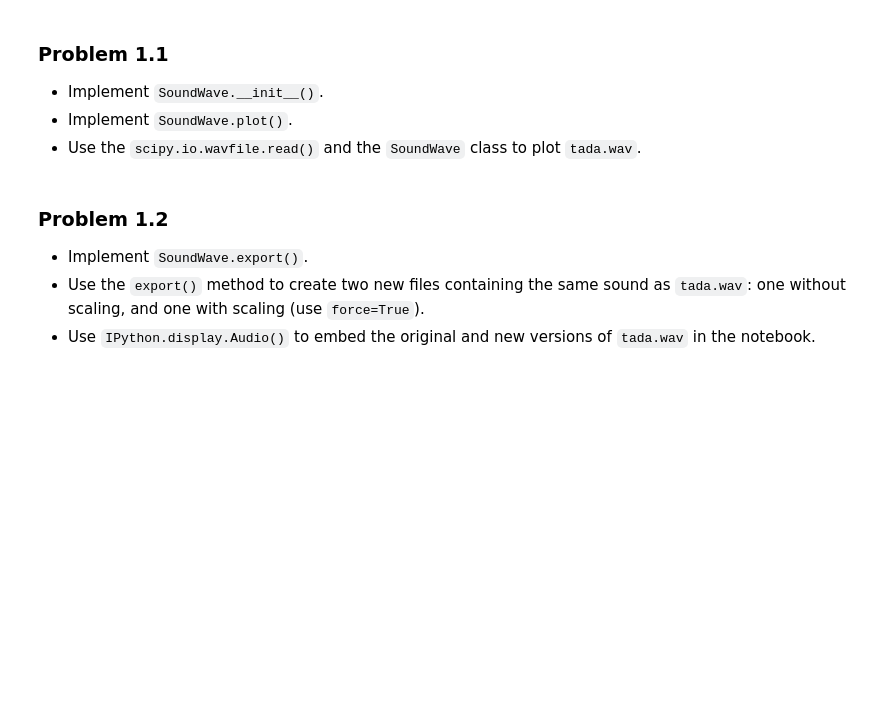
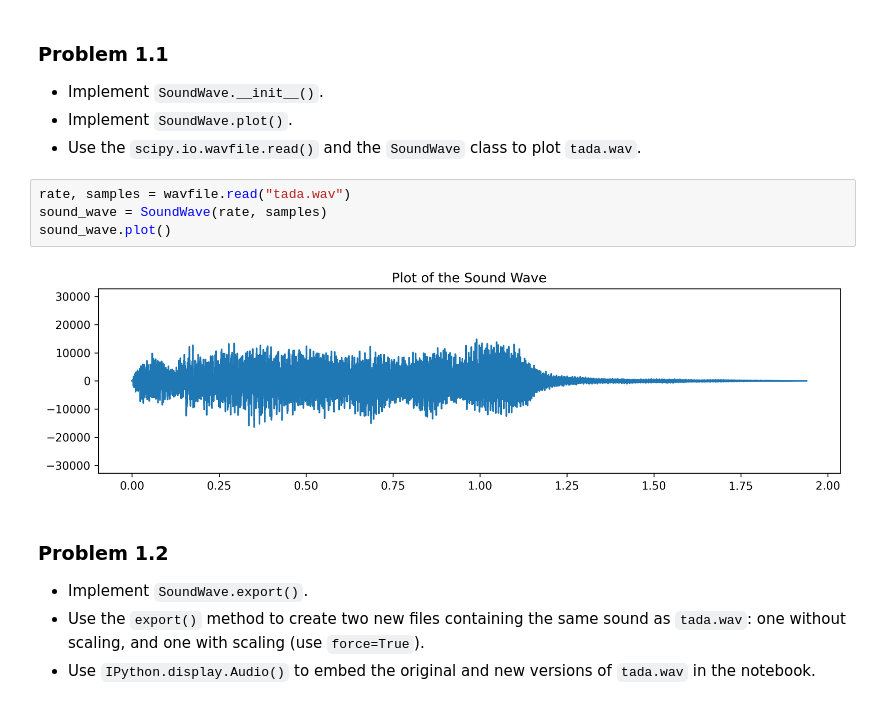
Before and after one commit to seyfdall/ACME_Volume_2, a Jupyter notebook: FourierTransform/fourier_transform.ipynb, the cells around one changed output. Saved outputs shown, nothing was run; the diff lists cells and outputs as text; blank space fills up the shorter version.

```diff
--- a/FourierTransform/fourier_transform.ipynb
+++ b/FourierTransform/fourier_transform.ipynb
@@ -122,6 +156,12 @@ class SoundWave(object):
 - Implement `SoundWave.__init__()`.
 - Implement `SoundWave.plot()`.
 - Use the `scipy.io.wavfile.read()` and the `SoundWave` class to plot `tada.wav`.
+# %%
+rate, samples = wavfile.read("tada.wav")
+sound_wave = SoundWave(rate, samples)
+sound_wave.plot()
+# %% [output]
+[figure, added]
 # %% [markdown]
 ### Problem 1.2
 
```
Also changed, not shown: parts of 14 cells of this notebook, 2 other files.
